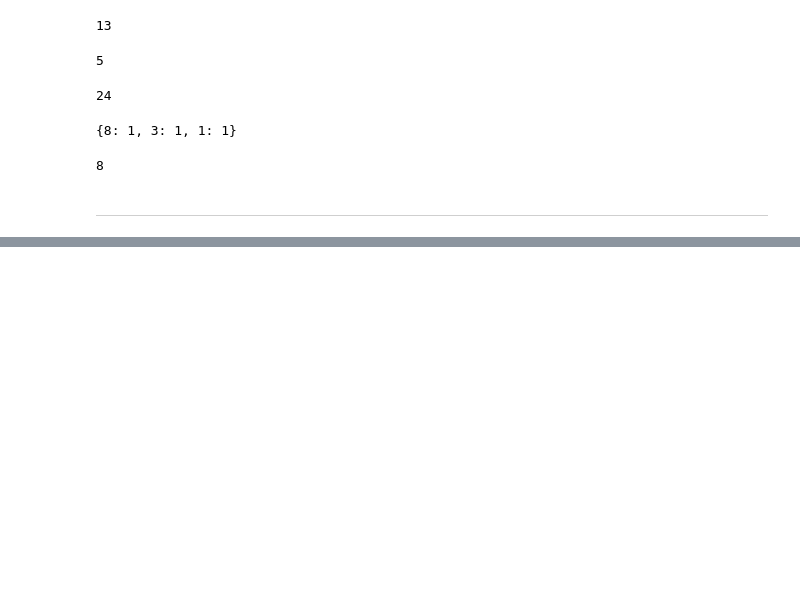
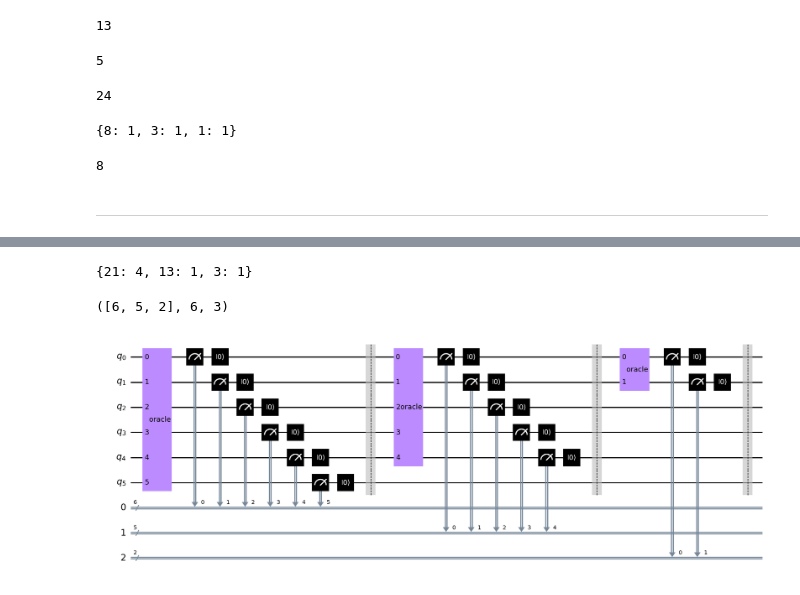
Before and after one commit to Dpbm/scientific-research-1-quantum-oracles, a Jupyter notebook: code/miles-to-km.ipynb, the cells around one changed output, grey strips where cells are left out. Drawn from its saved outputs; the diff is of its cells as text; code cells hidden in the pictures; blank space fills up the shorter version.

```diff
--- a/code/miles-to-km.ipynb
+++ b/code/miles-to-km.ipynb
@@ -303,0 +323,38 @@ generate_km_to_miles_table(20)
+# %%
+def get_quantum_fib_numbers(inp_value, base_numbers=QUANTUM_BASE_NUMBERS):
+
+    breakdown_values = breakdown(inp_value, base_numbers=base_numbers)
+    remain = inp_value - sum(breakdown_values.keys())
+    remain_values = {}
+
+    if(remain > 0):
+        REMAIN_BASE_NUMBERS = (1, 2)
+        remain_values = breakdown(remain, base_numbers=REMAIN_BASE_NUMBERS)
+
+    return breakdown_values, remain_values
+
+values, remain = get_quantum_fib_numbers(100)
+values
+# %% [output]
+{21: 4, 13: 1, 3: 1}
+# %%
+total_n_qubits = [ get_fib_pos(i, base_numbers=QUANTUM_BASE_NUMBERS)+2 for i in values ]
+n_qubits = max(total_n_qubits)
+measures = len(total_n_qubits)
+total_n_qubits, n_qubits, measures
+# %% [output]
+([6, 5, 2], 6, 3)
+# %%
+qubits = QuantumRegister(n_qubits, name="q")
+measurements = [ClassicalRegister(cbits, name=index) for (index, cbits) in enumerate(total_n_qubits)]
+qc = QuantumCircuit(qubits, *measurements)
+
+for n, measurement in zip(total_n_qubits, measurements):
+    qc.append(Oracle(n), range(n))
+    qc.measure(range(n), measurement)
+    qc.reset(range(n))
+    qc.barrier()
+
+qc.draw('mpl')
+# %% [output]
+[figure, added]
```
Also changed, not shown: parts of 20 cells of this notebook, 2 other files.
